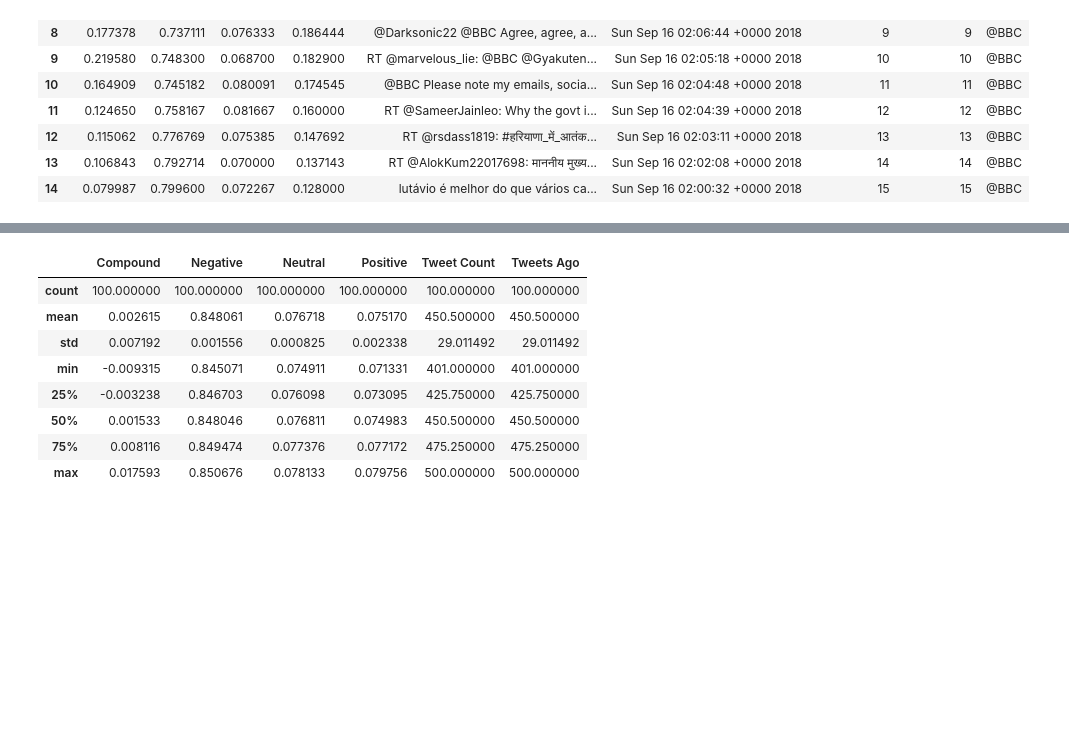
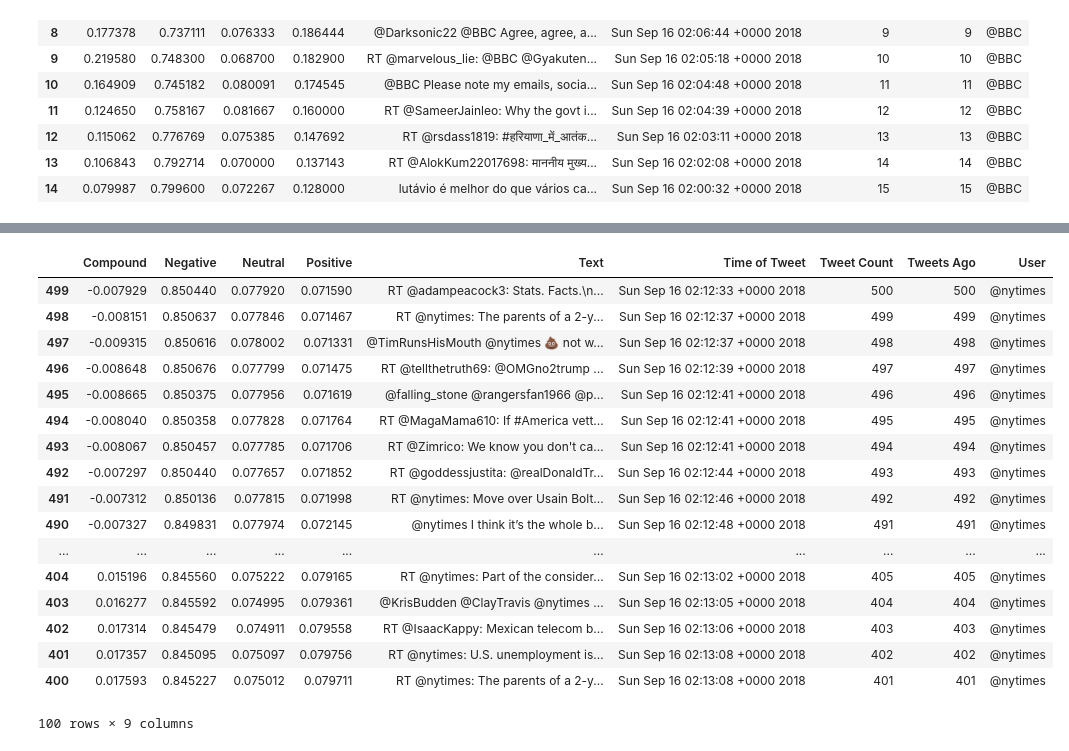
Before and after one commit to MarkovCredit/BootCamp_Spot, a Jupyter notebook: SocialMediaAnalytics/SocialAnalyticsHomework.ipynb, the cells around one changed output, grey strips where cells are left out. Drawn from its saved outputs; the diff is of its cells as text; code cells hidden in the pictures; blank space fills up the shorter version.

```diff
--- a/SocialMediaAnalytics/SocialAnalyticsHomework.ipynb
+++ b/SocialMediaAnalytics/SocialAnalyticsHomework.ipynb
@@ -52,7 +53,7 @@ for target in target_users:
     # Variable for holding the oldest tweet
     oldest_tweet = None
 
-    # Variables for holding sentiments
+
 
 
     # Loop through 10 times
@@ -60,7 +61,7 @@ for target in target_users:
 
         # Run search around each tweet
         public_tweets = api.search(
-            target, count=20, result_type="recent", max_id=oldest_tweet)
+            target, count=20, result_type="recent", max_id=oldest_tweet, lang = 'en')
 
         # Loop through all tweets
         for tweet in public_tweets["statuses"]:
@@ -81,10 +82,6 @@ for target in target_users:
                 negative_list.append(neg)
                 neutral_list.append(neu)
 
-
-                # Set the new oldest_tweet value
-
-
                 # Store the Average Sentiments
                 results_list.append( {
                 "User": target,
@@ -101,9 +98,6 @@ for target in target_users:
                 #increment counter
                 tweets_ago += 1
 
-# Append airline results to 'results_list'
-
-
 print(results_list)
 # %% [output]
 [{'User': '@BBC', 'Text': 'RT @TomLondon6: Why does @BBC give more airtime to Julia Hartley-Brewer @JuliaHB1 than to the entire 13.5 million people in the UK living i…', 'Time of Tweet': 'Sun Sep 16 0 ...
@@ -200,15 +268,25 @@ FoxNews_Set.describe()
 # %%
 NYT_Set = news_sent_df[news_sent_df["User"]=="@nytimes"]
 NYT_Set.describe()
+NYT_Set.sort_values(by=['Tweets Ago'], ascending = False)
 # %% [output]
-|  | Compound | Negative | Neutral | Positive | Tweet Count | Tweets Ago |
-| count | 100.000000 | 100.000000 | 100.000000 | 100.000000 | 100.000000 | 100.000000 |
-| mean | 0.002615 | 0.848061 | 0.076718 | 0.075170 | 450.500000 | 450.500000 |
-| std | 0.007192 | 0.001556 | 0.000825 | 0.002338 | 29.011492 | 29.011492 |
-| min | -0.009315 | 0.845071 | 0.074911 | 0.071331 | 401.000000 | 401.000000 |
-| 25% | -0.003238 | 0.846703 | 0.076098 | 0.073095 | 425.750000 | 425.750000 |
-| 50% | 0.001533 | 0.848046 | 0.076811 | 0.074983 | 450.500000 | 450.500000 |
-| 75% | 0.008116 | 0.849474 | 0.077376 | 0.077172 | 475.250000 | 475.250000 |
-| max | 0.017593 | 0.850676 | 0.078133 | 0.079756 | 500.000000 | 500.000000 |
+|  | Compound | Negative | Neutral | Positive | Text | Time of Tweet | Tweet Count | Tweets Ago | User |
+| 499 | -0.007929 | 0.850440 | 0.077920 | 0.071590 | RT @adampeacock3: Stats. Facts.\n... | Sun Sep 16 02:12:33 +0000 2018 | 500 | 500 | @nytimes |
+| 498 | -0.008151 | 0.850637 | 0.077846 | 0.071467 | RT @nytimes: The parents of a 2-y... | Sun Sep 16 02:12:37 +0000 2018 | 499 | 499 | @nytimes |
+| 497 | -0.009315 | 0.850616 | 0.078002 | 0.071331 | @TimRunsHisMouth @nytimes 💩 not w... | Sun Sep 16 02:12:37 +0000 2018 | 498 | 498 | @nytimes |
+| 496 | -0.008648 | 0.850676 | 0.077799 | 0.071475 | RT @tellthetruth69: @OMGno2trump ... | Sun Sep 16 02:12:39 +0000 2018 | 497 | 497 | @nytimes |
+| 495 | -0.008665 | 0.850375 | 0.077956 | 0.071619 | @falling_stone @rangersfan1966 @p... | Sun Sep 16 02:12:41 +0000 2018 | 496 | 496 | @nytimes |
+| 494 | -0.008040 | 0.850358 | 0.077828 | 0.071764 | RT @MagaMama610: If #America vett... | Sun Sep 16 02:12:41 +0000 2018 | 495 | 495 | @nytimes |
+| 493 | -0.008067 | 0.850457 | 0.077785 | 0.071706 | RT @Zimrico: We know you don't ca... | Sun Sep 16 02:12:41 +0000 2018 | 494 | 494 | @nytimes |
+| 492 | -0.007297 | 0.850440 | 0.077657 | 0.071852 | RT @goddessjustita: @realDonaldTr... | Sun Sep 16 02:12:44 +0000 2018 | 493 | 493 | @nytimes |
+| 491 | -0.007312 | 0.850136 | 0.077815 | 0.071998 | RT @nytimes: Move over Usain Bolt... | Sun Sep 16 02:12:46 +0000 2018 | 492 | 492 | @nytimes |
+| 490 | -0.007327 | 0.849831 | 0.077974 | 0.072145 | @nytimes I think it’s the whole b... | Sun Sep 16 02:12:48 +0000 2018 | 491 | 491 | @nytimes |
+| ... | ... | ... | ... | ... | ... | ... | ... | ... | ... |
+| 404 | 0.015196 | 0.845560 | 0.075222 | 0.079165 | RT @nytimes: Part of the consider... | Sun Sep 16 02:13:02 +0000 2018 | 405 | 405 | @nytimes |
+| 403 | 0.016277 | 0.845592 | 0.074995 | 0.079361 | @KrisBudden @ClayTravis @nytimes ... | Sun Sep 16 02:13:05 +0000 2018 | 404 | 404 | @nytimes |
+| 402 | 0.017314 | 0.845479 | 0.074911 | 0.079558 | RT @IsaacKappy: Mexican telecom b... | Sun Sep 16 02:13:06 +0000 2018 | 403 | 403 | @nytimes |
+| 401 | 0.017357 | 0.845095 | 0.075097 | 0.079756 | RT @nytimes: U.S. unemployment is... | Sun Sep 16 02:13:08 +0000 2018 | 402 | 402 | @nytimes |
+| 400 | 0.017593 | 0.845227 | 0.075012 | 0.079711 | RT @nytimes: The parents of a 2-y... | Sun Sep 16 02:13:08 +0000 2018 | 401 | 401 | @nytimes |
+100 rows × 9 columns
 # %%
 #BBC Scatter Plot
```
Also changed, not shown: parts of 13 cells of this notebook.
